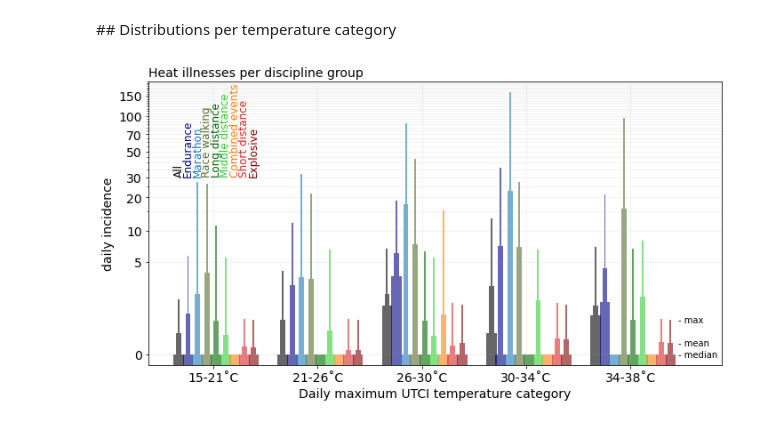
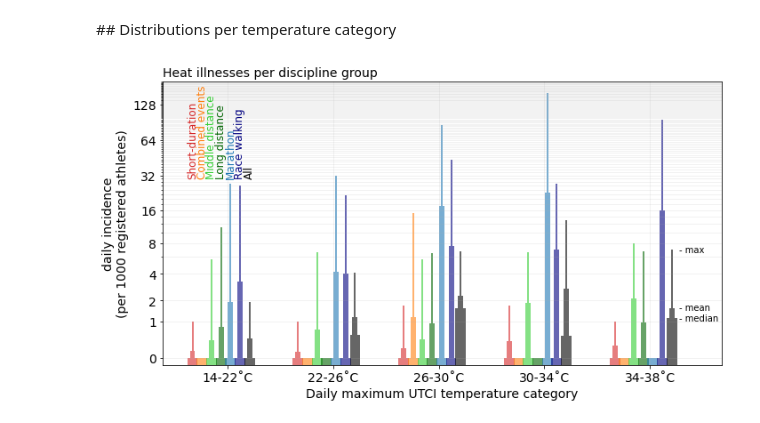
Before and after one commit to milankl/AthleticsChampionshipsHeat, a Jupyter notebook: scripts/AthleticChampionshipHeatIllnesses.ipynb, the cells around one changed output. Cells and saved outputs as stored; diff of their text form; code cells hidden in the pictures.

Commit message:
log/lin grouped plot

```diff
--- a/scripts/AthleticChampionshipHeatIllnesses.ipynb
+++ b/scripts/AthleticChampionshipHeatIllnesses.ipynb
@@ -48,9 +48,9 @@ di_heat_ld = DF_disciplines.values[:,ABC2index("W")].astype(np.float)  # long di
 di_heat_ma = DF_disciplines.values[:,ABC2index("X")].astype(np.float)  # marathon
 di_heat_rw = DF_disciplines.values[:,ABC2index("Y")].astype(np.float)  # race walking
 
-di_grouped = [di_heatall,di_heatexpl,di_heatendu,
-              di_heat_sd,di_heat_ce,di_heat_md,
-              di_heat_ld,di_heat_ma,di_heat_rw]
+di_grouped = [di_heatall,di_heat_sd,di_heat_ce,
+              di_heat_md,di_heat_ld,
+              di_heat_ma,di_heat_rw]
 # %%
 # LOAD UTCI DATA
 ndays = len(di_heatall)
@@ -370,11 +364,11 @@ Slope for 1-in-10 incidences: 0.73±0.34 incidence rate/˚C
 # %% [markdown]
 ## Distributions per temperature category
 # %%
-temp_categories = [14,21,26,30,34,38]
+temp_categories = [14,22,26,30,34,38]
 
 # resort for this plot
-di_grouped = [di_heatall,di_heatendu,di_heat_ma,di_heat_rw,di_heat_ld,
-              di_heat_md,di_heat_ce,di_heat_sd,di_heatexpl]
+di_grouped = [di_heat_sd,di_heat_ce,di_heat_md,di_heat_ld,
+              di_heat_ma,di_heat_rw,di_heatall]
 
 xshift_categ = 1
 xshift_group = 0.09
@@ -383,52 +377,52 @@ alfa = 0.6
 yd = 0.2
 yshift = 0.05
 
-groupcolours = ["k","navy","C0","darkolivegreen","darkgreen",
-                "limegreen","C1","C3","maroon"]
-grouplabels = ["All","Endurance","Marathon","Race walking","Long distance",
-                "Middle distance","Combined events","Short distance","Explosive"]
+groupcolours = ["C3","C1","limegreen","darkgreen","C0","navy","k"]
+grouplabels = ["Short-duration","Combined events","Middle distance","Long distance",
+                "Marathon","Race walking","All"]
 
 fig,ax = plt.subplots(figsize=(10,5.5))
 
 for it in range(len(temp_categories)-1):
     days_in_temprange = np.logical_and(UTCImax[:,1] > temp_categories[it],
                                        UTCImax[:,1] <= temp_categories[it+1])
     for igroup,di_group in enumerate(di_grouped):
-        di_median = np.log(1+np.median(di_group[days_in_temprange]))
-        di_mean   = np.log(1+np.mean(di_group[days_in_temprange]))
-        di_90p    = np.log(1+np.percentile(di_group[days_in_temprange],90))
-        di_max    = np.log(1+np.max(di_group[days_in_temprange]))
+        di_median = np.log2(1+np.median(di_group[days_in_temprange]))
+        di_mean   = np.log2(1+np.mean(di_group[days_in_temprange]))
+        di_90p    = np.log2(1+np.percentile(di_group[days_in_temprange],90))
+        di_max    = np.log2(1+np.max(di_group[days_in_temprange]))
 
         xpos = it*xshift_categ+xshift_group*igroup
         ax.bar(xpos,yd+di_median,width=width,alpha=alfa,bottom=-yd,color=groupcolours[igroup])
         ax.bar(xpos,di_mean-di_median,bottom=di_median,color=groupcolours[igroup],width=width/2,alpha=alfa)
         ax.bar(xpos,di_max-di_mean,bottom=di_mean,color=groupcolours[igroup],width=width/6,alpha=alfa)
 
         if it == 0:
-            ax.text(xpos,np.log(1+32),grouplabels[igroup],
+            ax.text(xpos,np.log2(1+32),grouplabels[igroup],
                     color=groupcolours[igroup],rotation=90,fontsize=12,ha="center")
 
         if it == len(temp_categories)-2:
             if igroup == len(di_grouped)-1:
                 ax.text(xpos*1.015,di_median,"- median",va="center")
                 ax.text(xpos*1.015,di_mean,"- mean",va="center")
                 ax.text(xpos*1.015,di_max,"- max",va="center")
 
-ytikm = np.arange(0,200,5)
-ytiks = np.array([0,5,10,20,30,50,70,100,150])
-ax.set_ylim(-yd,np.log(1+np.max(ytikm)))
-ax.set_yticks(np.log(1+ytikm),minor=True)
-ax.set_yticks(np.log(1+ytiks))
+ytikm = np.arange(0,200,2)
+ytiks = np.array([0,1,2,4,8,16,32,64,128])
+ax.set_ylim(-yd,np.log2(1+np.max(ytikm)))
+ax.set_yticks(np.log2(1+ytikm),minor=True)
+ax.set_yticks(np.log2(1+ytiks))
 ax.set_yticklabels(ytiks,fontsize=14)
 ax.grid(which="both",alpha=0.2)
 ax.set_xticks(xshift_categ/3 + np.array(range(len(temp_categories)-1)))
-ax.set_xticklabels(["15-21˚C","21-26˚C","26-30˚C","30-34˚C","34-38˚C"],fontsize=14)
+ax.set_xticklabels(["14-22˚C","22-26˚C","26-30˚C","30-34˚C","34-38˚C"],fontsize=14)
 ax.set_xlabel("Daily maximum UTCI temperature category",fontsize=14)
-ax.set_ylabel("daily incidence",fontsize=14)
+ax.set_ylabel("daily incidence\n(per 1000 registered athletes)",fontsize=14)
 ax.set_title("Heat illnesses per discipline group",loc="left",fontsize=14)
 
 ax.set_xlim(ax.get_xlim()[0],ax.get_xlim()[1]*1.04)
 
 plt.tight_layout()
+plt.savefig("../plots/heatgroup_log.png")
 # %% [output]
-[figure, old version]
+[figure, new version]
```
Also changed, not shown: parts of 3 cells of this notebook, 3 other files.
